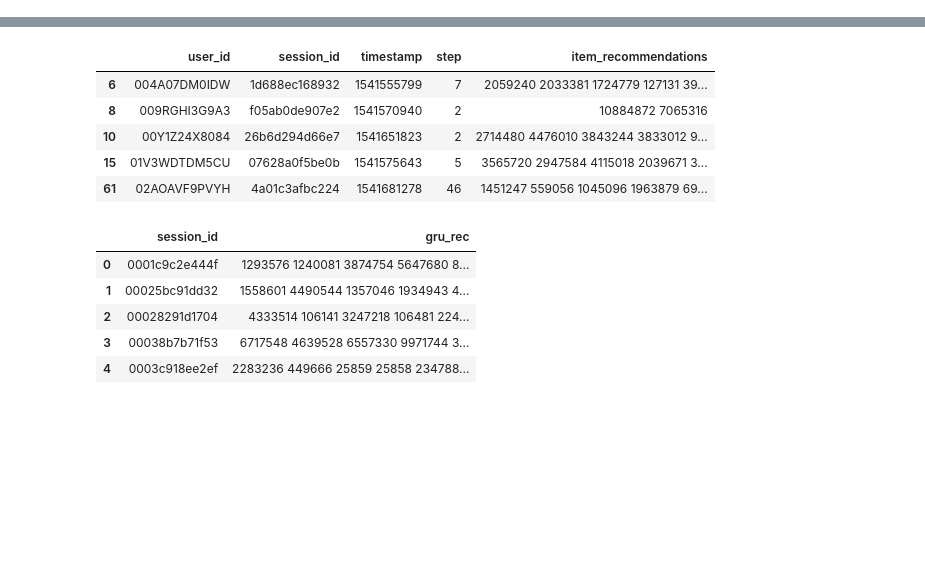
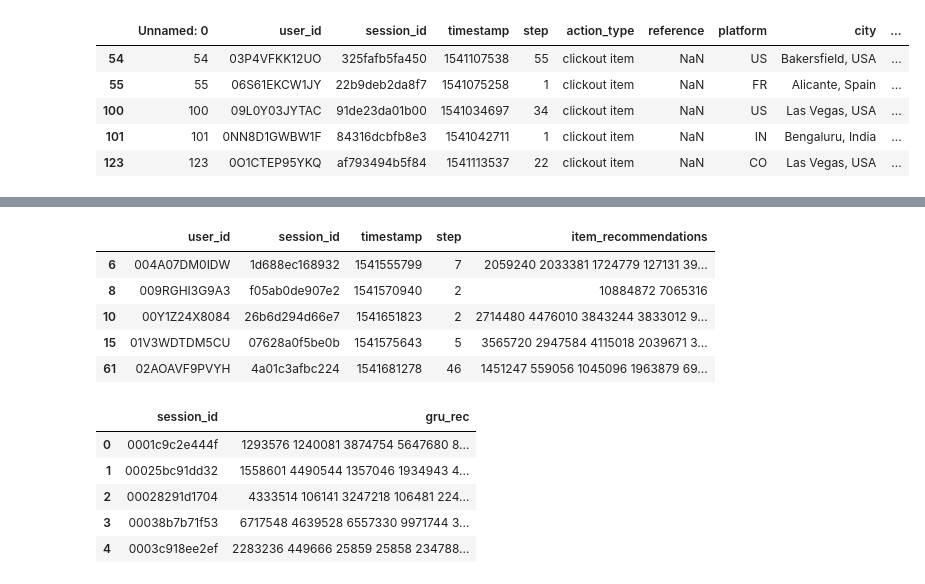
Before and after one commit to D2KLab/touringrec, a Jupyter notebook: SetupScript/Untitled.ipynb, the cells around one changed output, grey strips where cells are left out. Saved outputs shown, nothing was run; the diff lists cells and outputs as text; code cells hidden in the pictures; blank space fills up the shorter version.

```diff
--- a/SetupScript/Untitled.ipynb
+++ b/SetupScript/Untitled.ipynb
@@ -3,0 +6,10 @@ import numpy as np
+# %%
+df_clickout = df_test[(df_test['action_type'] == 'clickout item') & (df_test['reference']).isnull()]
+df_clickout.head()
+# %% [output]
+|  | Unnamed: 0 | user_id | session_id | timestamp | step | action_type | reference | platform | city | ... |
+| 54 | 54 | 03P4VFKK12UO | 325fafb5fa450 | 1541107538 | 55 | clickout item | NaN | US | Bakersfield, USA | ... |
+| 55 | 55 | 06S61EKCW1JY | 22b9deb2da8f7 | 1541075258 | 1 | clickout item | NaN | FR | Alicante, Spain | ... |
+| 100 | 100 | 09L0Y03JYTAC | 91de23da01b00 | 1541034697 | 34 | clickout item | NaN | US | Las Vegas, USA | ... |
+| 101 | 101 | 0NN8D1GWBW1F | 84316dcbfb8e3 | 1541042711 | 1 | clickout item | NaN | IN | Bengaluru, India | ... |
+| 123 | 123 | 0O1CTEP95YKQ | af793494b5f84 | 1541113537 | 22 | clickout item | NaN | CO | Las Vegas, USA | ... |
```
Also changed, not shown: parts of 3 cells of this notebook, 2 other files.
